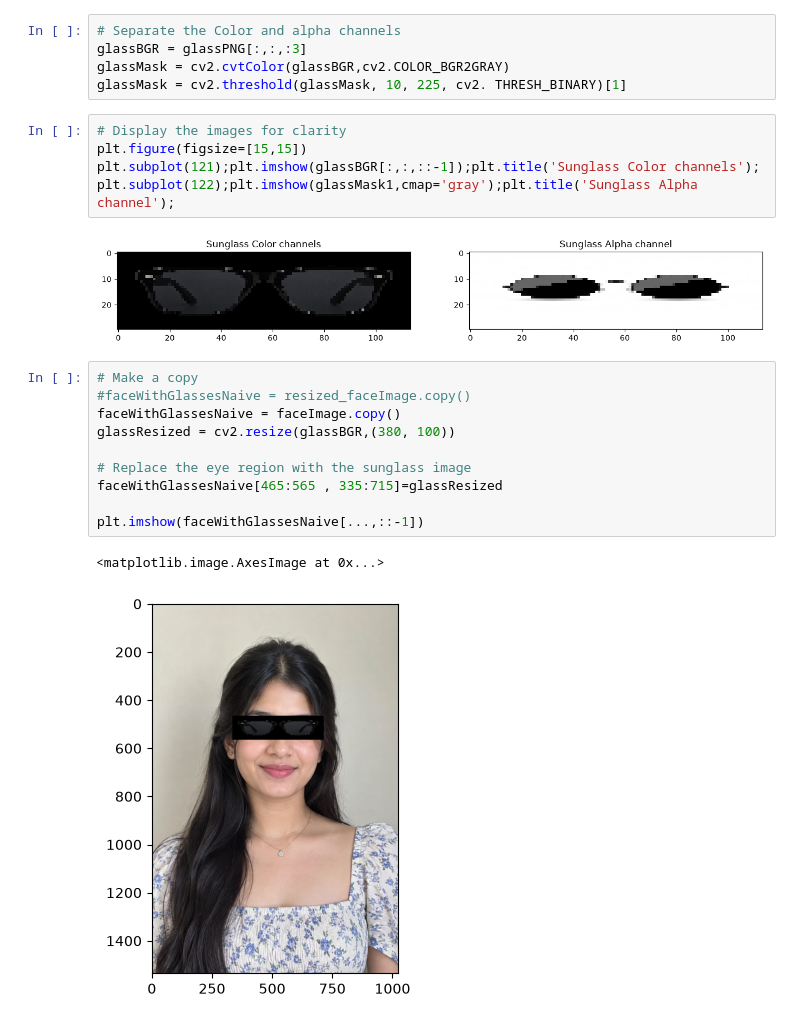
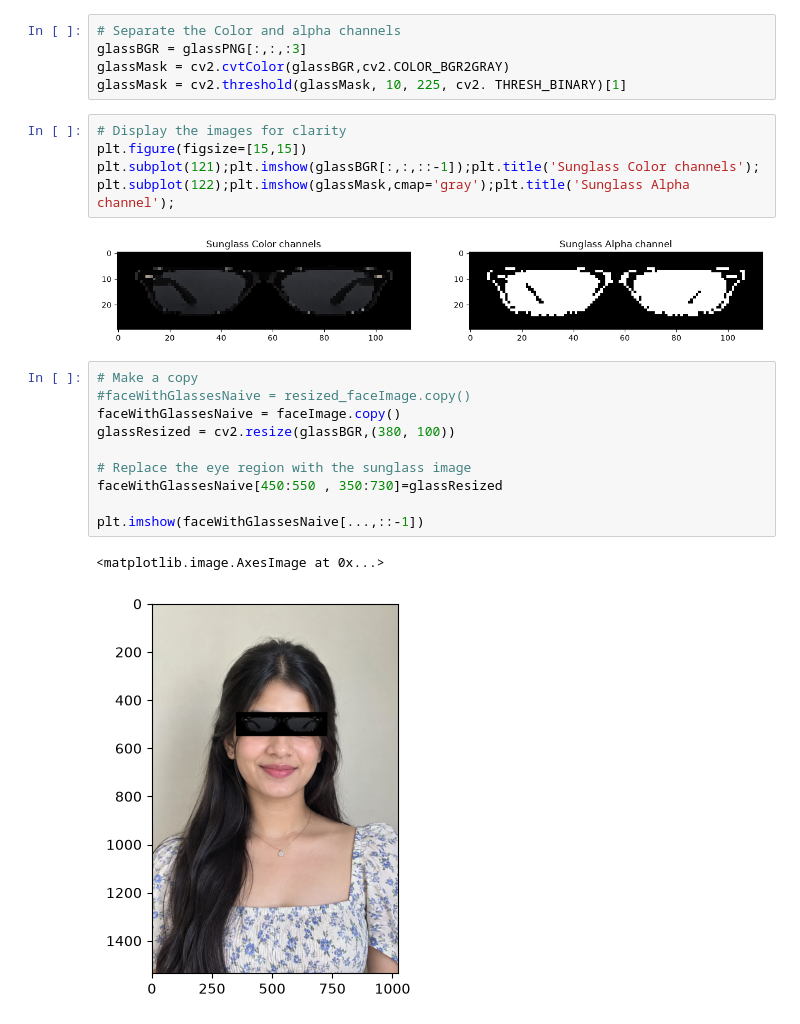
Before and after one commit to monisha-1501/Sturdy-Octo-Disco-Adding-Sunglasses-for-a-Cool-New-Look, a Jupyter notebook: main_sunglass.ipynb, the cells around one changed output. Cells and saved outputs as stored; diff of their text form.

```diff
--- a/main_sunglass.ipynb
+++ b/main_sunglass.ipynb
@@ -41,10 +41,10 @@ glassMask = cv2.threshold(glassMask, 10, 225, cv2. THRESH_BINARY)[1]
 # %%
 # Display the images for clarity
 plt.figure(figsize=[15,15])
 plt.subplot(121);plt.imshow(glassBGR[:,:,::-1]);plt.title('Sunglass Color channels');
-plt.subplot(122);plt.imshow(glassMask1,cmap='gray');plt.title('Sunglass Alpha channel');
+plt.subplot(122);plt.imshow(glassMask,cmap='gray');plt.title('Sunglass Alpha channel');
 # %% [output]
-[figure, old version]
+[figure, new version]
 # %%
 # Make a copy
 #faceWithGlassesNaive = resized_faceImage.copy()
@@ -52,10 +52,10 @@ faceWithGlassesNaive = faceImage.copy()
 glassResized = cv2.resize(glassBGR,(380, 100))
 
 # Replace the eye region with the sunglass image
-faceWithGlassesNaive[465:565 , 335:715]=glassResized
+faceWithGlassesNaive[450:550 , 350:730]=glassResized
 
 plt.imshow(faceWithGlassesNaive[...,::-1])
 # %% [output]
 <matplotlib.image.AxesImage at 0x...>
-[figure, old version]
+[figure, new version]
 # %%
```
Also changed, not shown: parts of 2 cells of this notebook.
